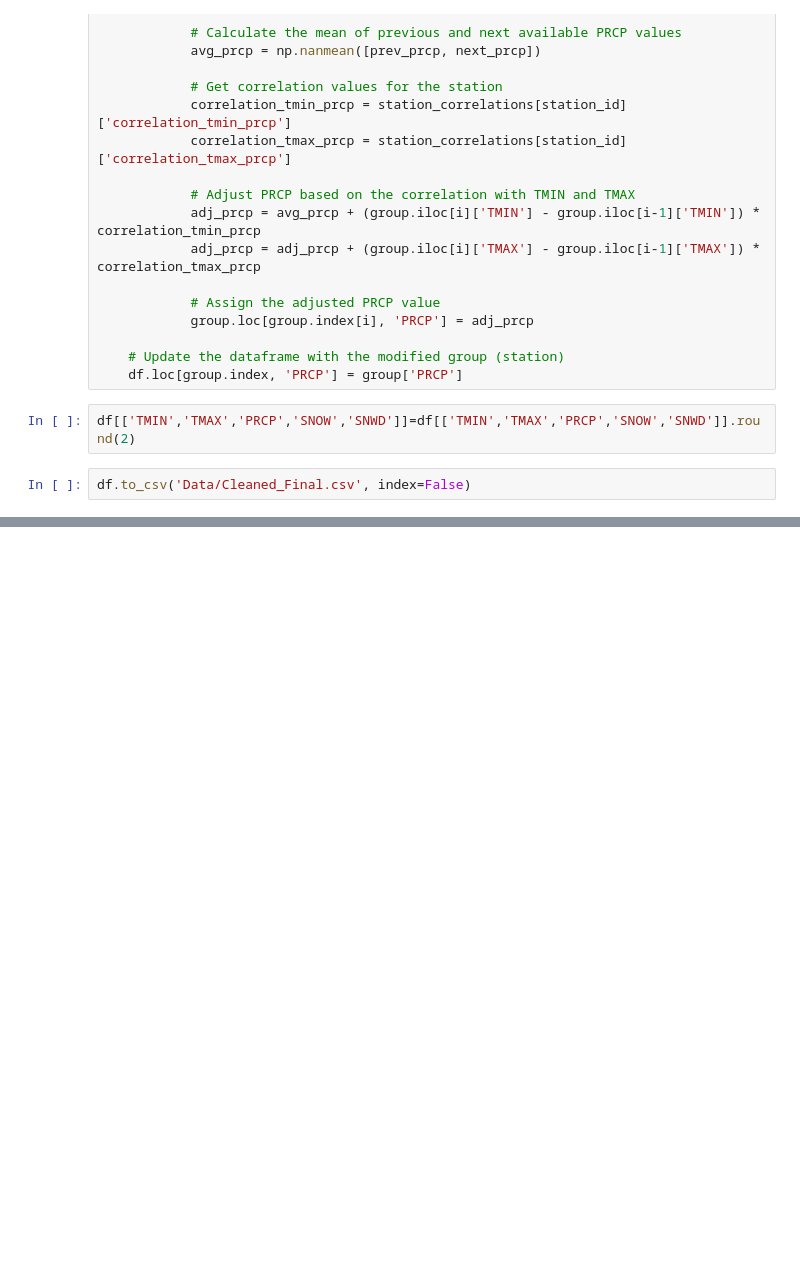
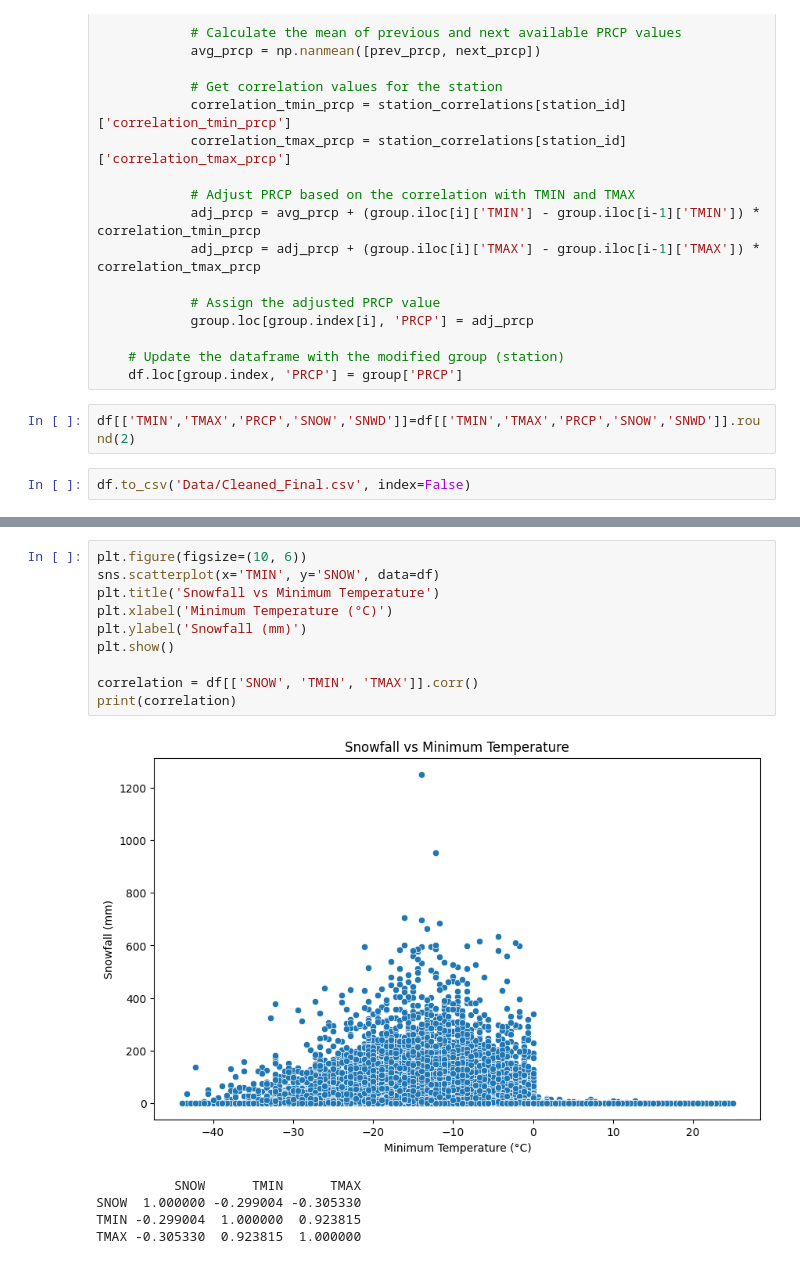
Before and after one commit to loki-k4/BlizzardX, a Jupyter notebook: project.ipynb, the cells around one changed output, grey strips where cells are left out. Drawn from its saved outputs; the diff is of its cells as text; blank space fills up the shorter version.

Commit message:
some more eda on cleaned data

```diff
--- a/project.ipynb
+++ b/project.ipynb
@@ -717,0 +782,16 @@ plt.show()
+# %%
+plt.figure(figsize=(10, 6))
+sns.scatterplot(x='TMIN', y='SNOW', data=df)
+plt.title('Snowfall vs Minimum Temperature')
+plt.xlabel('Minimum Temperature (°C)')
+plt.ylabel('Snowfall (mm)')
+plt.show()
+
+correlation = df[['SNOW', 'TMIN', 'TMAX']].corr()
+print(correlation)
+# %% [output]
+[figure, added]
+          SNOW      TMIN      TMAX
+SNOW  1.000000 -0.299004 -0.305330
+TMIN -0.299004  1.000000  0.923815
+TMAX -0.305330  0.923815  1.000000
```
Also changed, not shown: parts of 8 cells of this notebook.
